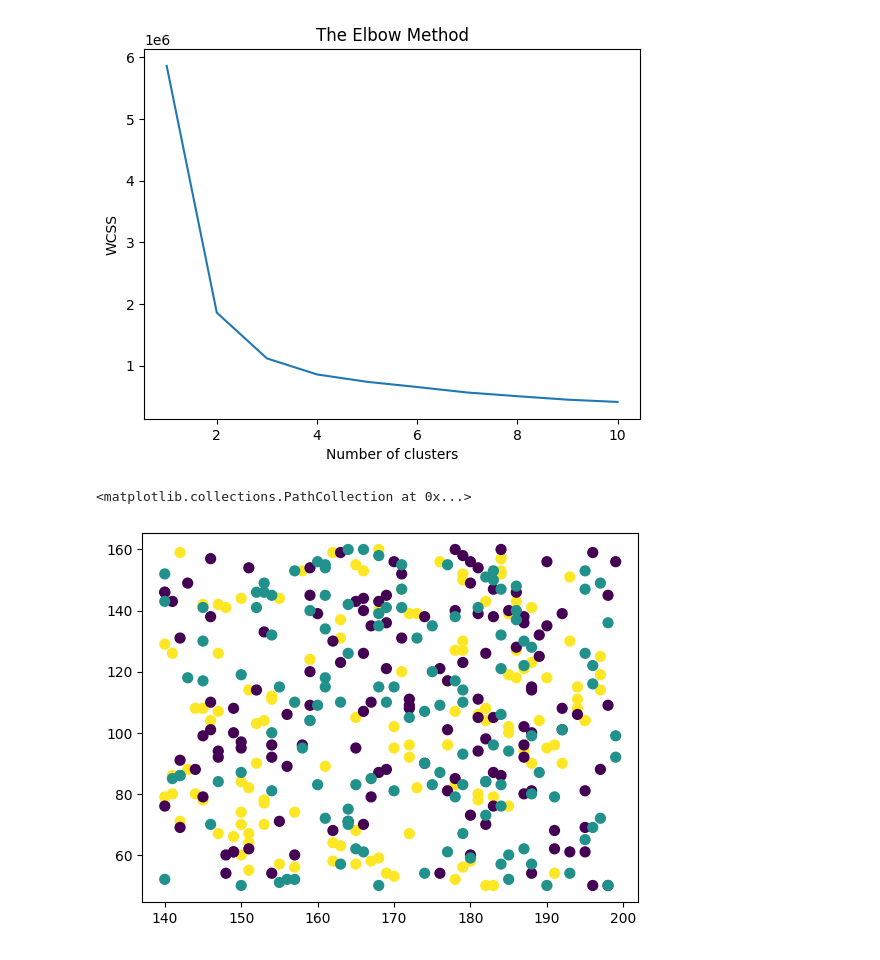
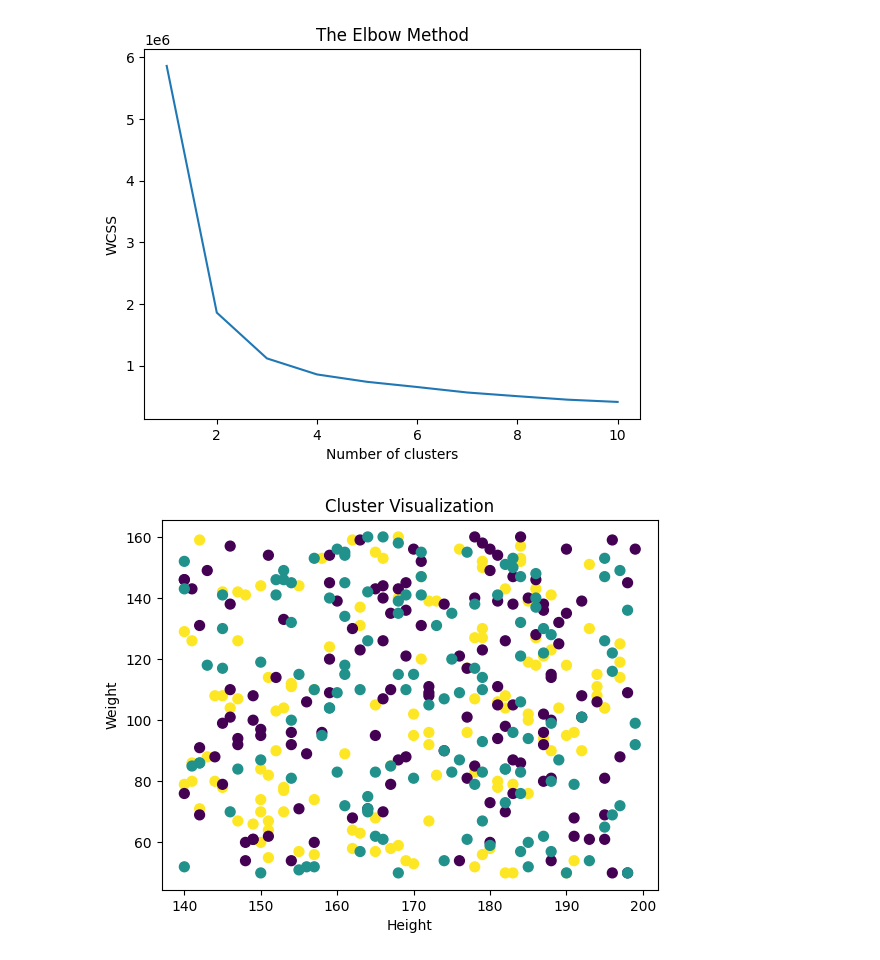
Before and after one commit to Bbrnn/engage_datascience_ai_ml, a Jupyter notebook: UnsupervisedLearning.ipynb, the cells around one changed output. Drawn from its saved outputs; the diff is of its cells as text; code cells hidden in the pictures.

```diff
--- a/UnsupervisedLearning.ipynb
+++ b/UnsupervisedLearning.ipynb
@@ -297,6 +297,9 @@ kmeans = KMeans(n_clusters=3, init='k-means++', random_state=42)
 y_kmeans = kmeans.fit_predict(data)
 # %%
 plt.scatter(data['Height'], data['Weight'], c=y_kmeans, s=50, cmap='viridis')
+plt.title("Cluster Visualization")
+plt.xlabel('Height')
+plt.ylabel('Weight')
+plt.show()
 # %% [output]
-<matplotlib.collections.PathCollection at 0x...>
-[figure, old version]
+[figure, new version]
```
